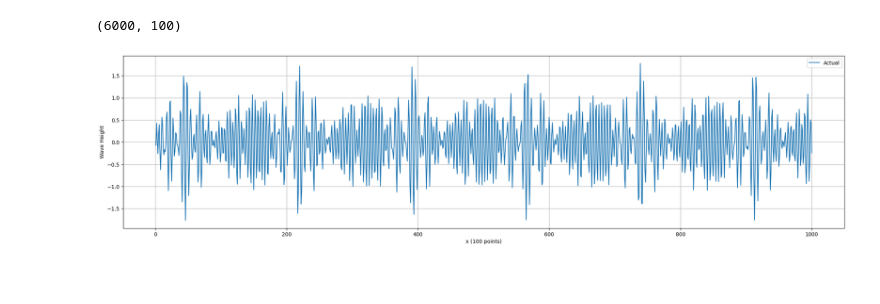
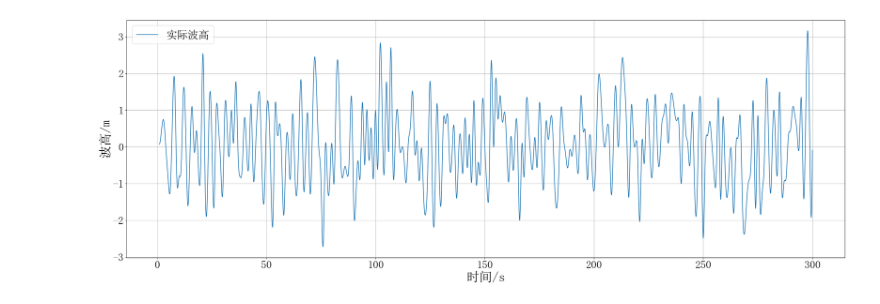
Before and after one commit to ChengJunJunJun/Graduation_Project, a Jupyter notebook: Data_preprocessing_visualization.ipynb, the cells around one changed output. Drawn from its saved outputs; the diff is of its cells as text; code cells hidden in the pictures; blank space fills up the shorter version.

```diff
--- a/Data_preprocessing_visualization.ipynb
+++ b/Data_preprocessing_visualization.ipynb
@@ -1,27 +1,32 @@
 # %%
 import matplotlib.pyplot as plt
 from scipy.interpolate import interp1d
 import numpy as np
 from models.crnn import RNNnet as RNNnet
 import torch
+font_path = 'C:\Windows\Fonts\simsun.ttc'
+plt.rcParams['font.sans-serif'] = ['SimSun'] # 指定默认字体 （这里是宋体）
+plt.rcParams['axes.unicode_minus'] = False
 
+data = np.load('data/chengjun.npy')
 
-data = np.load('data/6000_100.npy')
-print(data.shape)
-t = np.linspace(1, 1000, 1000)
-# actual = interp1d(x, actual, kind='cubic')
+t = np.linspace(1, 300, 300)
+actual = interp1d(t, data[:300,0], kind='cubic')
+
 # prediction = interp1d(x,prediction, kind='cubic')
-# x_dense = np.linspace(1, 100, 1000)
+x_dense = np.linspace(1, 300, 3000)
 
-plt.figure(figsize=(25, 6))
-plt.plot(t, data[:1000,0], '-', label='Actual')
+plt.figure(figsize=(30, 10))
+plt.plot(x_dense, actual(x_dense), '-', label='实际波高')
 # plt.plot(x_dense, prediction(x_dense), '-', label='Prediction')
-plt.legend()
+plt.legend(fontsize=25)
 # plt.title(f'time{time}')
-plt.xlabel('x (100 points)')
-plt.ylabel('Wave Height')
+plt.xticks(fontsize=25)  # 设置横坐标数字大小为 12
+plt.yticks(fontsize=25)  # 设置纵坐标数字大小为 12
+plt.xlabel('时间/s', fontsize=30)
+plt.ylabel('波高/m', fontsize=30)
 plt.grid(True)
+plt.savefig('actual.svg')
 plt.show()
 # %% [output]
-(6000, 100)
-[figure, old version]
+[figure, new version]
```
Also changed, not shown: parts of 10 cells of this notebook, 2 other files.
